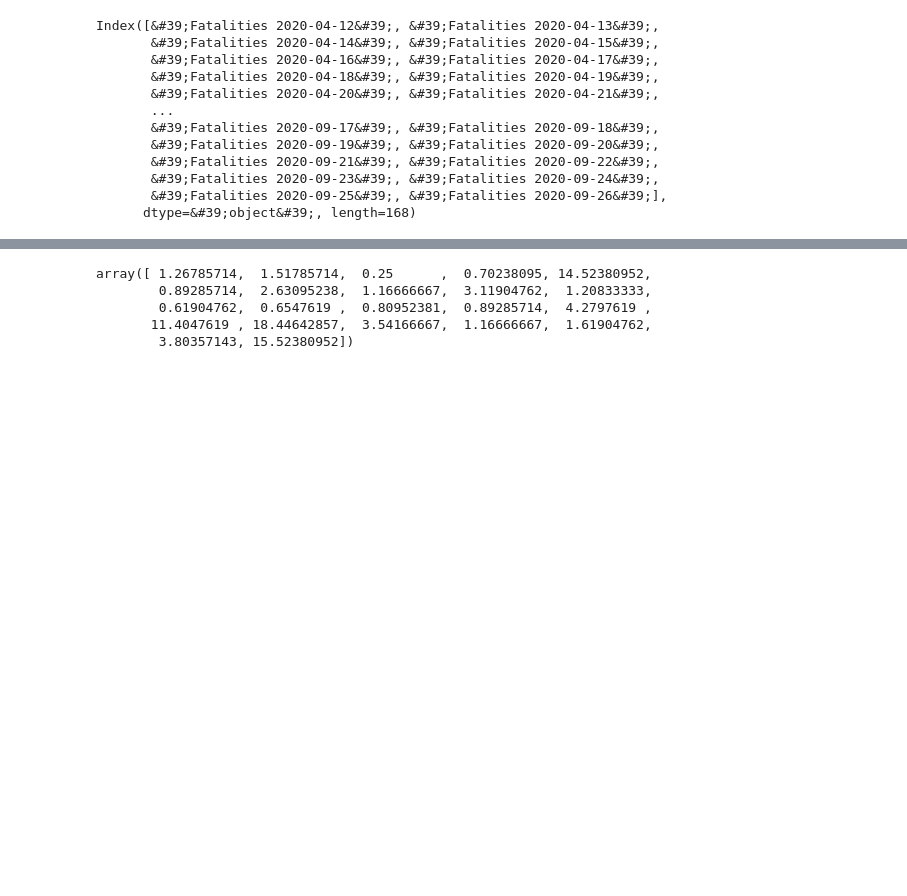
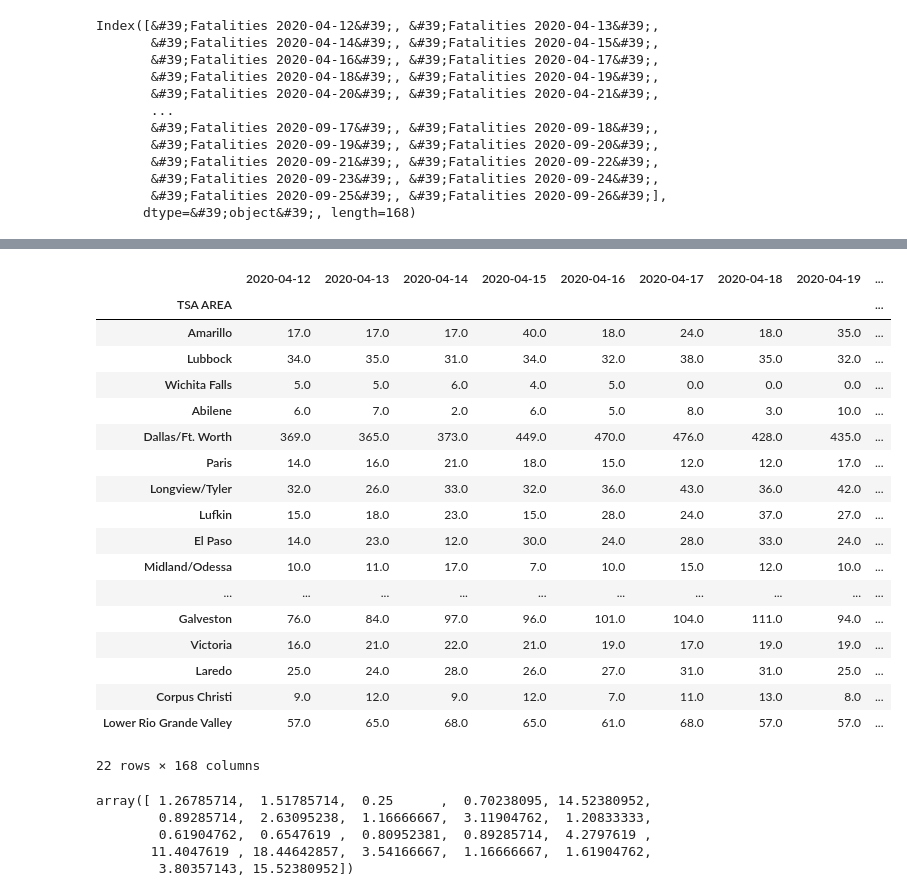
Before and after one commit to Data-Analytics-2020/Hypothesis-1, a Jupyter notebook: hype1.ipynb, the cells around one changed output, grey strips where cells are left out. Cells and saved outputs as stored; diff of their text form; code cells hidden in the pictures; blank space fills up the shorter version.

```diff
--- a/hype1.ipynb
+++ b/hype1.ipynb
@@ -140,5 +108,29 @@ fatal=fatal.T.copy()
 # %%
 pattern = re.compile('[0-9]+-[0-9]+-[0-9]+', re.IGNORECASE)
 datesh = [datetime.strptime(pattern.findall(sub)[0], '%Y-%m-%d') for sub in hosp.keys()[2:]]
+# %%
+hosp = hosp.drop(columns=['TSA ID'])
+hosp = hosp.set_index('TSA AREA')
+hosp
+# %% [output]
+|  | 2020-04-12 | 2020-04-13 | 2020-04-14 | 2020-04-15 | 2020-04-16 | 2020-04-17 | 2020-04-18 | 2020-04-19 | ... |
+| TSA AREA |  |  |  |  |  |  |  |  | ... |
+| Amarillo | 17.0 | 17.0 | 17.0 | 40.0 | 18.0 | 24.0 | 18.0 | 35.0 | ... |
+| Lubbock | 34.0 | 35.0 | 31.0 | 34.0 | 32.0 | 38.0 | 35.0 | 32.0 | ... |
+| Wichita Falls | 5.0 | 5.0 | 6.0 | 4.0 | 5.0 | 0.0 | 0.0 | 0.0 | ... |
+| Abilene | 6.0 | 7.0 | 2.0 | 6.0 | 5.0 | 8.0 | 3.0 | 10.0 | ... |
+| Dallas/Ft. Worth | 369.0 | 365.0 | 373.0 | 449.0 | 470.0 | 476.0 | 428.0 | 435.0 | ... |
+| Paris | 14.0 | 16.0 | 21.0 | 18.0 | 15.0 | 12.0 | 12.0 | 17.0 | ... |
+| Longview/Tyler | 32.0 | 26.0 | 33.0 | 32.0 | 36.0 | 43.0 | 36.0 | 42.0 | ... |
+| Lufkin | 15.0 | 18.0 | 23.0 | 15.0 | 28.0 | 24.0 | 37.0 | 27.0 | ... |
+| El Paso | 14.0 | 23.0 | 12.0 | 30.0 | 24.0 | 28.0 | 33.0 | 24.0 | ... |
+| Midland/Odessa | 10.0 | 11.0 | 17.0 | 7.0 | 10.0 | 15.0 | 12.0 | 10.0 | ... |
+| ... | ... | ... | ... | ... | ... | ... | ... | ... | ... |
+| Galveston | 76.0 | 84.0 | 97.0 | 96.0 | 101.0 | 104.0 | 111.0 | 94.0 | ... |
+| Victoria | 16.0 | 21.0 | 22.0 | 21.0 | 19.0 | 17.0 | 19.0 | 19.0 | ... |
+| Laredo | 25.0 | 24.0 | 28.0 | 26.0 | 27.0 | 31.0 | 31.0 | 25.0 | ... |
+| Corpus Christi | 9.0 | 12.0 | 9.0 | 12.0 | 7.0 | 11.0 | 13.0 | 8.0 | ... |
+| Lower Rio Grande Valley | 57.0 | 65.0 | 68.0 | 65.0 | 61.0 | 68.0 | 57.0 | 57.0 | ... |
+22 rows × 168 columns
 # %%
 pattern = re.compile('[0-9]+-[0-9]+-[0-9]+')
```
Also changed, not shown: parts of 5 cells of this notebook.
